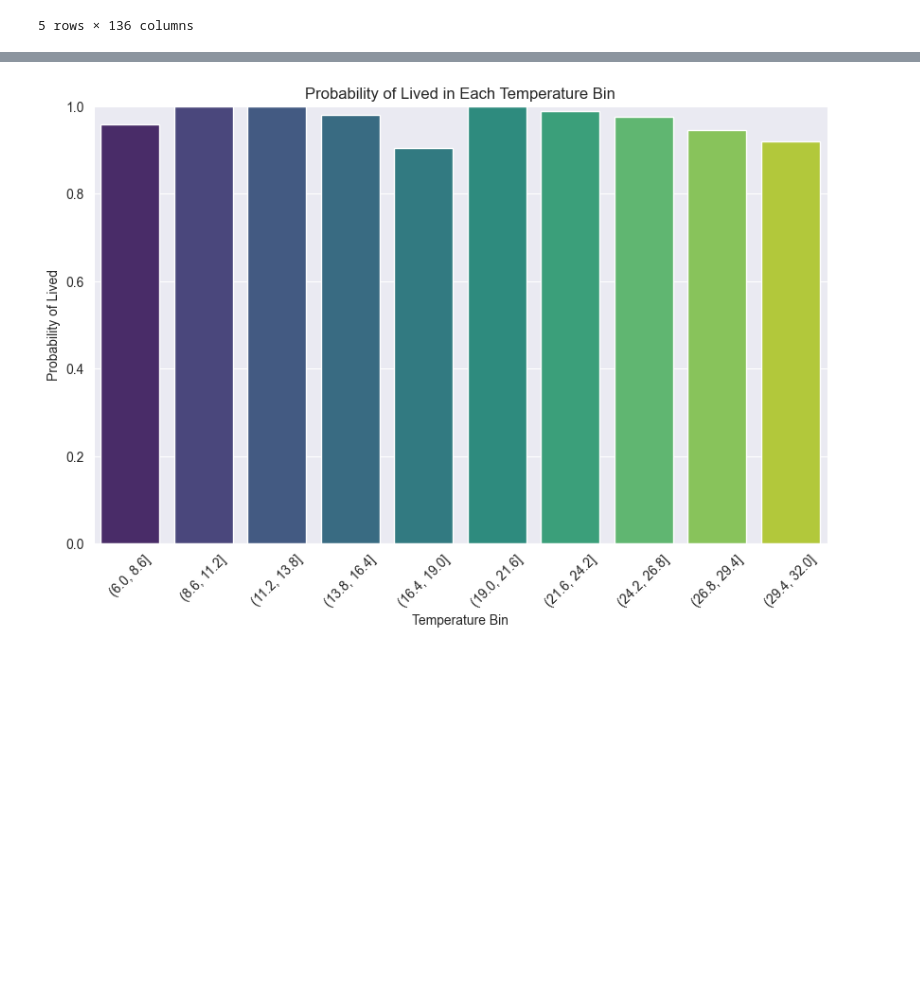
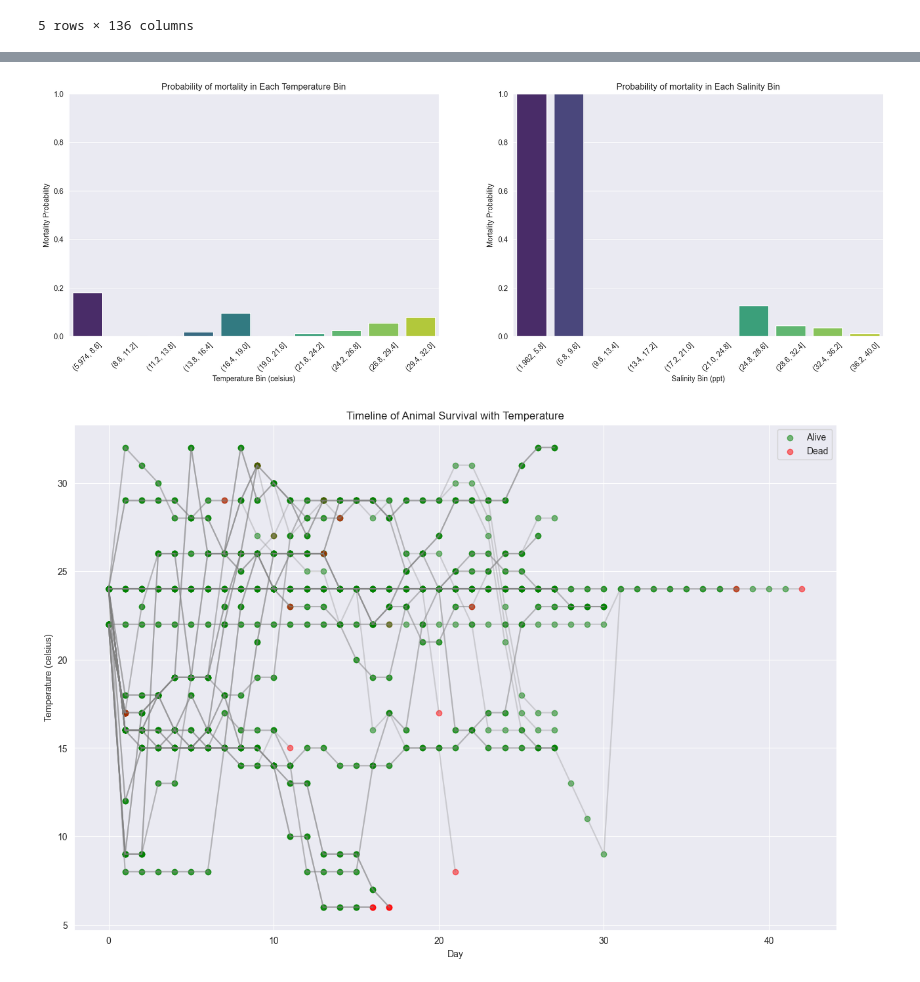
Before and after one commit to shimooper/AscidianVoyages, a Jupyter notebook: analyze_expirement_results/explore_data.ipynb, the cells around one changed output, grey strips where cells are left out. Drawn from its saved outputs; the diff is of its cells as text; code cells hidden in the pictures; blank space fills up the shorter version.

```diff
--- a/analyze_expirement_results/explore_data.ipynb
+++ b/analyze_expirement_results/explore_data.ipynb
@@ -1,7 +1,11 @@
 # %%
 import pandas as pd
+from pathlib  import Path
 
-WINTER_CSV_PATH = r"C:\Users\TalPNB22\OneDrive\Documents\University\Master\Ships\routes expirements from noa\winter_data_fixed_lived.csv"
+ONEDRIVE_PATH = Path(r"C:\Users\yairs\OneDrive")
+# ONEDRIVE_PATH =  Path(r"C:\Users\TalPNB22\OneDrive")
+
+WINTER_CSV_PATH = ONEDRIVE_PATH / "Documents" / "University" / "Master" / "Ships" / "routes expirements from noa" / "winter_data_fixed.csv"
 
 df = pd.read_csv(WINTER_CSV_PATH)
 df['dying_day'] = df['dying_day'].astype(pd.Int64Dtype())
@@ -19,42 +23,51 @@ import seaborn as sns
 import matplotlib.pyplot as plt
 import numpy as np
 
-# Identify columns matching the pattern "Lived {n}"
+num_bins = 10
+
 lived_columns = [col for col in df.columns if 'Lived' in col]
+lived_df = df.melt(value_vars=lived_columns, var_name='Lived', value_name='Lived_Value')
+lived_df['id'] = lived_df.index
+
+# Mortality Probability against temperature bin
 temperature_columns = [col for col in df.columns if 'Temp' in col]
-salinity_columns = [col for col in df.columns if 'Salinity' in col]
-
-lived_df = df.melt(value_vars=lived_columns, var_name='Lived', value_name='Lived_Value')
 temperature_df = df.melt(value_vars=temperature_columns, var_name='Temperature', value_name='Temperature_Value')
-salinity_df = df.melt(value_vars=salinity_columns, var_name='Salinity', value_name='Salinity_Value')
-
-lived_df['id'] = lived_df.index
 temperature_df['id'] = temperature_df.index
-salinity_df['id'] = salinity_df.index
 
 temperature_lived_df = pd.merge(temperature_df, lived_df, on='id')
 temperature_lived_df = temperature_lived_df[['Temperature_Value', 'Lived_Value']]
+# temperature_lived_df['Temp_Bin'] = pd.qcut(temperature_lived_df['Temperature_Value'], q=num_bins)
+temperature_lived_df['Temp_Bin'] = pd.cut(temperature_lived_df['Temperature_Value'], bins=num_bins)
+
+probability_against_temp = temperature_lived_df.groupby('Temp_Bin')['Lived_Value'].mean().reset_index()
+probability_against_temp.columns = ['Temp_Bin', 'Survival_Probability']
+probability_against_temp['Mortality_Probability'] = 1 - probability_against_temp['Survival_Probability']
+
+# Mortality Probability against salinity bin
+salinity_columns = [col for col in df.columns if 'Salinity' in col]
+salinity_df = df.melt(value_vars=salinity_columns, var_name='Salinity', value_name='Salinity_Value')
+salinity_df['id'] = salinity_df.index
 
 salinity_lived_df = pd.merge(salinity_df, lived_df, on='id')
 salinity_lived_df = salinity_lived_df[['Salinity_Value', 'Lived_Value']]
+salinity_lived_df['Salinity_Bin'] = pd.cut(salinity_lived_df['Salinity_Value'], bins=num_bins)
 
-num_bins = 10
-# temperature_lived_df['Temp_Bin'] = pd.qcut(temperature_lived_df['Temperature_Value'], q=num_bins)
-# temperature_lived_df['Temp_Bin'] = pd.cut(temperature_lived_df['Temperature_Value'], bins=num_bins)
-temperature_lived_df['Temp_Bin'] = pd.cut(temperature_lived_df['Temperature_Value'],
-                                          bins=np.linspace(temperature_lived_df['Temperature_Value'].min(),
-                                                           temperature_lived_df['Temperature_Value'].max(),
-                                                           num_bins + 1)
-                                          )
-probability = temperature_lived_df.groupby('Temp_Bin')['Lived_Value'].mean().reset_index()
-probability.columns = ['Temp_Bin', 'Probability']
+probability_against_salinity = salinity_lived_df.groupby('Salinity_Bin')['Lived_Value'].mean().reset_index()
+probability_against_salinity.columns = ['Salinity_Bin', 'Survival_Probability']
+probability_against_salinity['Mortality_Probability'] = 1 - probability_against_salinity['Survival_Probability']
 
-plt.figure(figsize=(10, 6))
-sns.barplot(x='Temp_Bin', y='Probability', data=probability, palette='viridis')
-plt.title('Probability of Lived in Each Temperature Bin')
-plt.xlabel('Temperature Bin')
-plt.ylabel('Probability of Lived')
-plt.ylim(0, 1)
-plt.xticks(rotation=45)
-plt.show()
+fig, axs = plt.subplots(1, 2, figsize=(20, 6))
+sns.barplot(x='Temp_Bin', y='Mortality_Probability', data=probability_against_temp, palette='viridis', ax=axs[0])
+axs[0].set_title('Probability of mortality in Each Temperature Bin')
+axs[0].set_xlabel('Temperature Bin (celsius)')
+axs[0].set_ylabel('Mortality Probability')
+axs[0].set_ylim(0, 1)
+axs[0].set_xticklabels(axs[0].get_xticklabels(), rotation=45)
+
+sns.barplot(x='Salinity_Bin', y='Mortality_Probability', data=probability_against_salinity, palette='viridis', ax=axs[1])
+axs[1].set_title('Probability of mortality in Each Salinity Bin')
+axs[1].set_xlabel('Salinity Bin (ppt)')
+axs[1].set_ylabel('Mortality Probability')
+axs[1].set_ylim(0, 1)
+axs[1].set_xticklabels(axs[1].get_xticklabels(), rotation=45)
 # %% [output]
@@ -64 +84 @@ Passing `palette` without assigning `hue` is deprecated and will be removed in v
-[figure, old version]
+[figure, new version]
@@ -65,13 +88,12 @@ Passing `palette` without assigning `hue` is deprecated and will be removed in v
 # %%
 import matplotlib.pyplot as plt
 
-# Creating a simplified plot
 plt.figure(figsize=(15, 10))
 lived_columns = sorted([col for col in df.columns if 'Lived' in col], key=lambda x: int(x.split()[1]))
 temperature_columns = sorted([col for col in df.columns if 'Temp' in col], key=lambda x: int(x.split()[1]))
 
 # Iterating through a subset of the data to plot timelines
-for idx, (index, row) in enumerate(df.iterrows()):
+for index, row in df.iterrows():
     survival = row[lived_columns].values
     temperature = row[temperature_columns].values
     days = range(len(survival))
@@ -84,12 +106,14 @@ for idx, (index, row) in enumerate(df.iterrows()):
     alive_temps = [temp for temp, status in zip(temperature, survival) if status == 1]
     dead_temps = [temp for temp, status in zip(temperature, survival) if status == 0]
 
-    plt.scatter(alive_days, alive_temps, color='green', alpha=0.7, label='Alive' if index == 0 else "")
-    plt.scatter(dead_days, dead_temps, color='red', alpha=0.7, label='Dead' if index == 0 else "")
+    plt.scatter(alive_days, alive_temps, color='green', alpha=0.5, label='Alive' if index == 0 else "")
+    plt.scatter(dead_days, dead_temps, color='red', alpha=0.5, label='Dead' if index == 0 else "")
 
 plt.title('Timeline of Animal Survival with Temperature')
 plt.xlabel('Day')
-plt.ylabel('Temperature')
+plt.ylabel('Temperature (celsius)')
 plt.legend(loc='upper right')
 plt.grid(True)
 plt.show()
+# %% [output]
+[figure, added]
```
Also changed, not shown: parts of 7 cells of this notebook, 7 other files.
